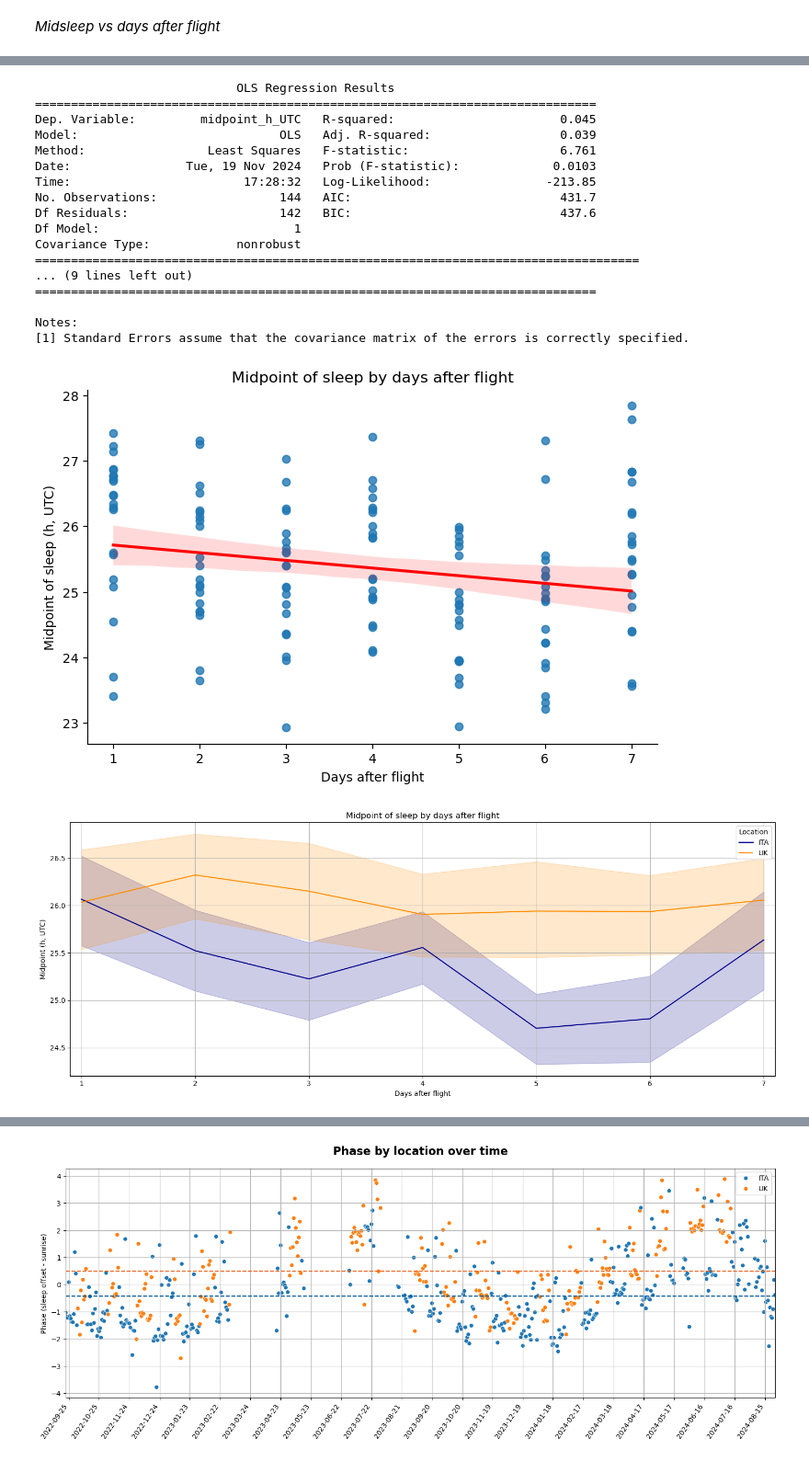
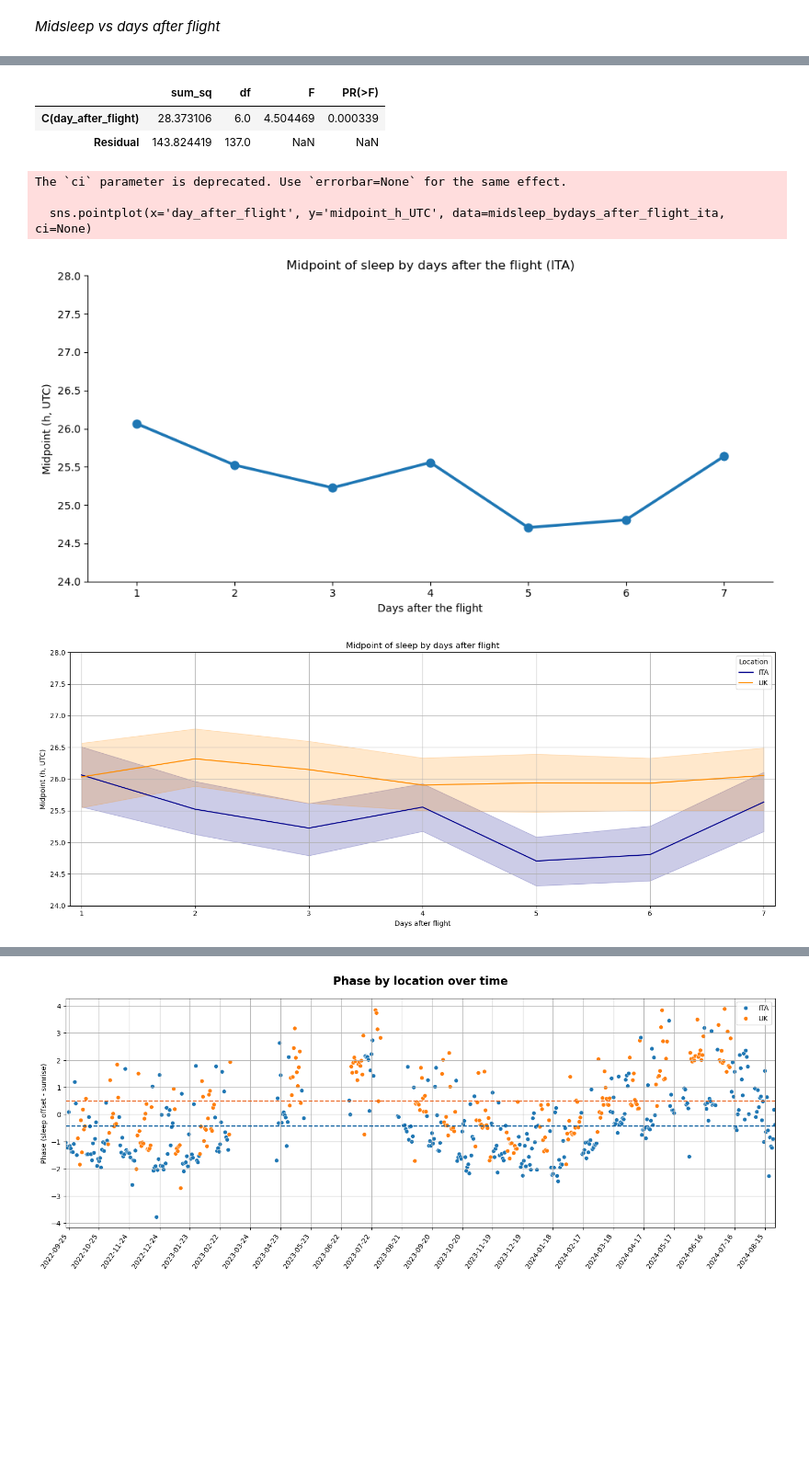
Before and after one commit to Gianluca-cnd/Case_report_uk_VS_ita, a Jupyter notebook: jetlag_UTC.ipynb, the cells around one changed output, grey strips where cells are left out. Shown at 92% size. Saved outputs shown, nothing was run; the diff lists cells and outputs as text; code cells hidden in the pictures; blank space fills up the shorter version.

```diff
--- a/jetlag_UTC.ipynb
+++ b/jetlag_UTC.ipynb
@@ -819,36 +824,30 @@ plt.show()
-# %%
-# Simple linear regression analysis
-model = ols('midpoint_h_UTC ~ day_after_flight', data=midsleep_bydays_after_flight_ita).fit()
-print(model.summary())
-# %% [output]
-                            OLS Regression Results
-==============================================================================
-Dep. Variable:         midpoint_h_UTC   R-squared:                       0.045
-Model:                            OLS   Adj. R-squared:                  0.039
-Method:                 Least Squares   F-statistic:                     6.761
-Date:                Tue, 19 Nov 2024   Prob (F-statistic):             0.0103
-Time:                        17:28:32   Log-Likelihood:                -213.85
-No. Observations:                 144   AIC:                             431.7
-Df Residuals:                     142   BIC:                             437.6
-Df Model:                           1
-Covariance Type:            nonrobust
-====================================================================================
-... (9 lines left out)
-==============================================================================
-
-Notes:
-[1] Standard Errors assume that the covariance matrix of the errors is correctly specified.
+# %%
+# perform a RM ANOVA to compare the midpoint of sleep by days after the flight for ITA
+model_2 = ols('midpoint_h_UTC ~ C(day_after_flight)', data=midsleep_bydays_after_flight_ita).fit()
+
+anova_statsmodels_2 = anova.anova_lm(model_2, typ=2)
+
+anova_statsmodels_2
+# %% [output]
+|  | sum_sq | df | F | PR(>F) |
+| C(day_after_flight) | 28.373106 | 6.0 | 4.504469 | 0.000339 |
+| Residual | 143.824419 | 137.0 | NaN | NaN |
 # %%
-# Plot the regression line
-plt.figure(figsize=(8, 5))
-sns.regplot(x='day_after_flight', y='midpoint_h_UTC', data=midsleep_bydays_after_flight_ita, line_kws={'color': 'red'})
-plt.title('Midpoint of sleep by days after flight')
-plt.xlabel('Days after flight')
-plt.ylabel('Midpoint of sleep (h, UTC)')
-sns.despine()
+# plot the RM Anova for the midpoint of sleep by days after the flight (ITA)
+plt.figure(figsize=(10, 5))
+sns.pointplot(x='day_after_flight', y='midpoint_h_UTC', data=midsleep_bydays_after_flight_ita, ci=None)
+plt.title('Midpoint of sleep by days after the flight (ITA)')
+plt.xlabel('Days after the flight')
+plt.ylabel('Midpoint (h, UTC)')
+plt.ylim(24, 28)
 plt.grid(False)
 plt.gca().spines['bottom'].set_color('black')
 plt.gca().spines['left'].set_color('black')
+sns.despine()
+plt.tight_layout()
 plt.show()
 # %% [output]
+The `ci` parameter is deprecated. Use `errorbar=None` for the same effect.
+
+  sns.pointplot(x='day_after_flight', y='midpoint_h_UTC', data=midsleep_bydays_after_flight_ita, ci=None)
-[figure, old version]
+[figure, new version]
@@ -867,10 +861,11 @@ plt.legend(title='Location', labels=['ITA', 'UK'], loc='upper right', handles=[p
 plt.grid(True)
 plt.xticks()
 plt.tight_layout()
-plt.xlim(0.9, 7.1)
+plt.xlim(0.9,7.1)
+plt.ylim(24, 28)
 
 plt.gca().xaxis.set_major_locator(MultipleLocator(1))
 
 plt.show()
 # %% [output]
-[figure, old version]
+[figure, new version]
```
Also changed, not shown: parts of 87 cells of this notebook.
